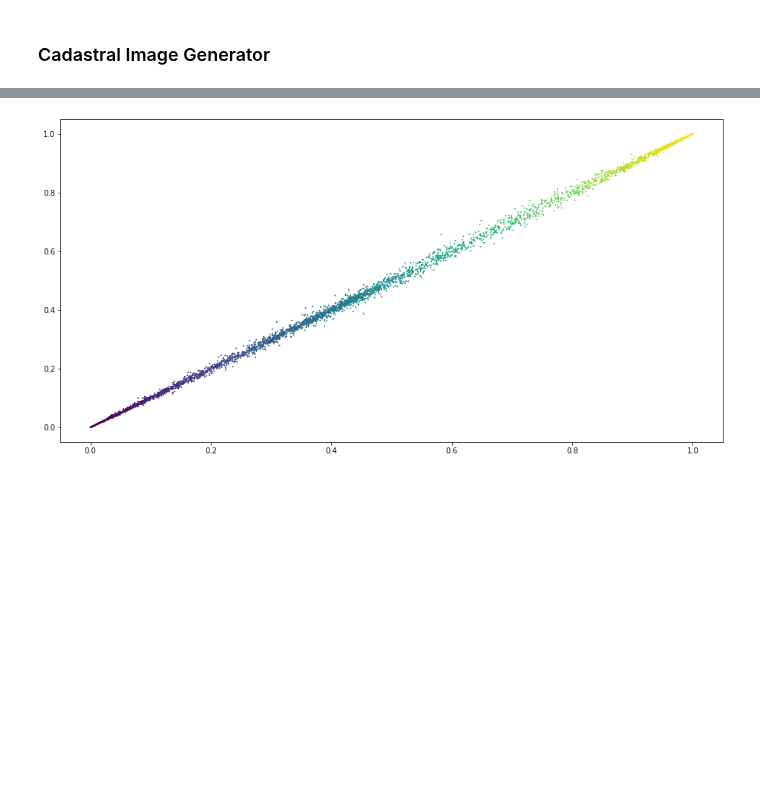
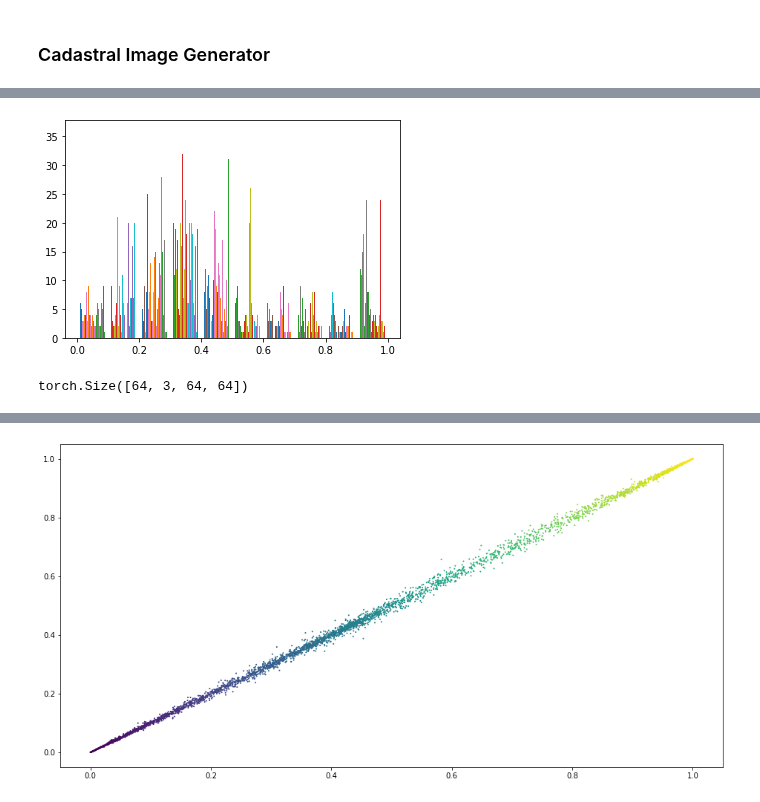
Before and after one commit to neithangurthang/SyntheticCities, a Jupyter notebook: notebooks/05 FakeCityGenerator.ipynb, the cells around one changed output, grey strips where cells are left out. Cells and saved outputs as stored; diff of their text form; code cells hidden in the pictures; blank space fills up the shorter version.

```diff
--- a/notebooks/05 FakeCityGenerator.ipynb
+++ b/notebooks/05 FakeCityGenerator.ipynb
@@ -145,0 +154,4 @@ plt.imshow(normalizeRGB(fakeCadastral[i]).permute(1,2,0));
+# %%
+plt.hist(normalizeRGB(fakeCadastral[i][0]));
+# %% [output]
+[figure, added]
@@ -145,0 +189,4 @@ plt.imshow(normalizeRGB(fakeCadastral[i]).permute(1,2,0));
+# %%
+postprocess_batch(fakeCadastral).size()
+# %% [output]
+torch.Size([64, 3, 64, 64])
```
Also changed, not shown: parts of 6 cells of this notebook, 2 other files.
